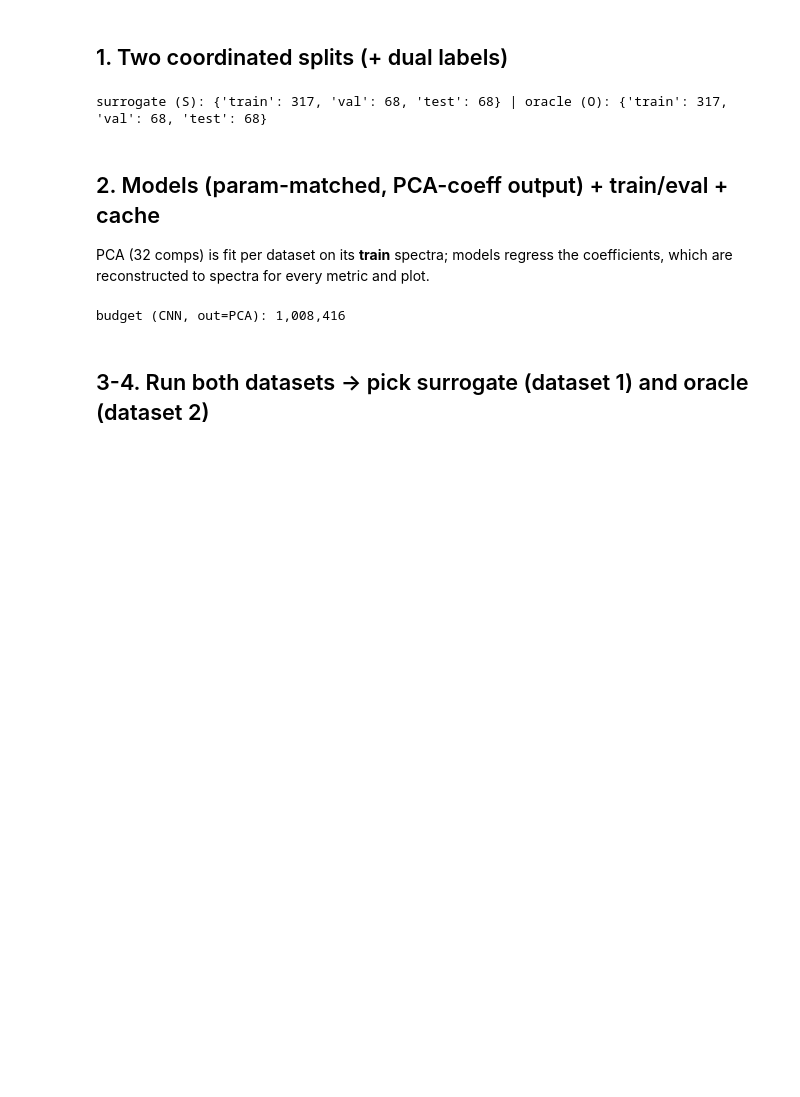
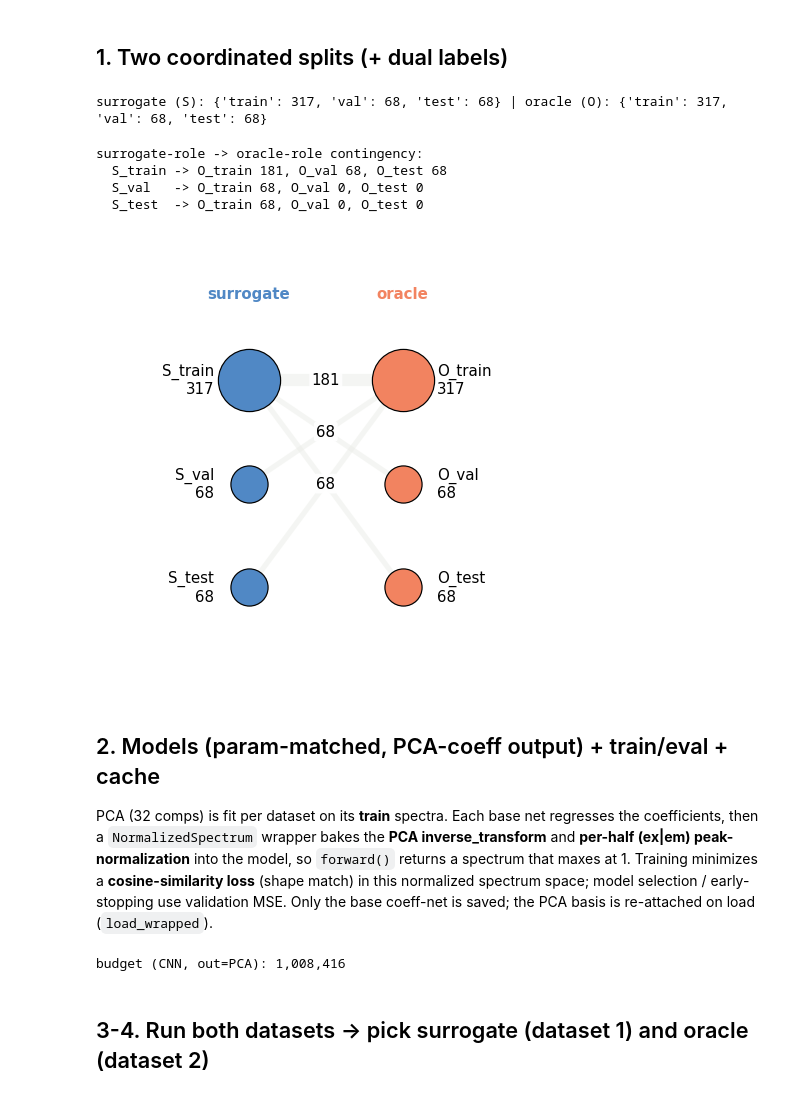
Before and after one commit to Arcadia-Science/FPguide, a Jupyter notebook: design/surrogate_model_design_dual.ipynb, the cells around one changed output. Cells and saved outputs as stored; diff of their text form; code cells hidden in the pictures; blank space fills up the shorter version.

```diff
--- a/design/surrogate_model_design_dual.ipynb
+++ b/design/surrogate_model_design_dual.ipynb
@@ -56,11 +56,48 @@ SIDX={b:np.where(Srole==b)[0] for b in("train","val","test")}
 OIDX={b:np.where(Orole==b)[0] for b in("train","val","test")}
 # %% [output]
 surrogate (S): {'train': 317, 'val': 68, 'test': 68} | oracle (O): {'train': 317, 'val': 68, 'test': 68}
+# %%
+# Bipartite map of the dual split: surrogate roles (left) -> oracle roles (right); edge = # shared sequences
+roles=["train","val","test"]
+M={(s,o):int(((Srole==s)&(Orole==o)).sum()) for s in roles for o in roles}
+Stot={s:int((Srole==s).sum()) for s in roles}; Otot={o:int((Orole==o).sum()) for o in roles}
+print("surrogate-role -> oracle-role contingency:")
+for s in roles: print(f"  S_{s:5s} -> "+", ".join(f"O_{o} {M[(s,o)]}" for o in roles))
+if HAVE_PLT:
+    yp={"train":2,"val":1,"test":0}; LX,RX=0.0,2.0; cmax=max(M.values())
+    fig,ax=plt.subplots(figsize=(6,6))
+    for s in roles:
+        for o in roles:
+            c=M[(s,o)]
+            if c==0: continue
+            ax.plot([LX,RX],[yp[s],yp[o]], lw=1.2+11*c/cmax, color=apc.gray, alpha=0.5, zorder=1, solid_capstyle="round")
+            t=0.5#0.30 if s=="train" else 0.70                       # stagger labels so they don't collide
+            ax.text(LX+t*(RX-LX), yp[s]+t*(yp[o]-yp[s]), str(c), ha="center", va="center", fontsize=15, zorder=3,
+                    bbox=dict(boxstyle="round,pad=0.15", fc="white", ec="none", alpha=0.85))
+    for s in roles:
+        ax.scatter([LX],[yp[s]], s=700+10*Stot[s], color=apc.aegean, ec="k", lw=1.2, zorder=2)
+        ax.text(LX-0.45, yp[s], f"S_{s}\n{Stot[s]}", ha="right", va="center", fontsize=15)
+    for o in roles:
+        ax.scatter([RX],[yp[o]], s=700+10*Otot[o], color=apc.amber, ec="k", lw=1.2, zorder=2)
+        ax.text(RX+0.45, yp[o], f"O_{o}\n{Otot[o]}", ha="left", va="center", fontsize=15)
+    ax.text(LX, 2.78, "surrogate", ha="center", fontsize=15, color=apc.aegean, fontweight="bold")
+    ax.text(RX, 2.78, "oracle",    ha="center", fontsize=15, color=apc.amber,  fontweight="bold")
+    ax.set_xlim(-1.6,3.6); ax.set_ylim(-0.7,3.15); ax.axis("off")
+    plt.tight_layout(); plt.show()
+# %% [output]
+surrogate-role -> oracle-role contingency:
+  S_train -> O_train 181, O_val 68, O_test 68
+  S_val   -> O_train 68, O_val 0, O_test 0
+  S_test  -> O_train 68, O_val 0, O_test 0
+[figure, added]
 # %% [markdown]
 ## 2. Models (param-matched, PCA-coeff output) + train/eval + cache
 
-PCA (32 comps) is fit per dataset on its **train** spectra; models regress the coefficients, which are
-reconstructed to spectra for every metric and plot.
+PCA (32 comps) is fit per dataset on its **train** spectra. Each base net regresses the coefficients, then a
+`NormalizedSpectrum` wrapper bakes the **PCA inverse_transform** and **per-half (ex|em) peak-normalization**
+into the model, so `forward()` returns a spectrum that maxes at 1. Training minimizes a **cosine-similarity
+loss** (shape match) in this normalized spectrum space; model selection / early-stopping use validation MSE.
+Only the base coeff-net is saved; the PCA basis is re-attached on load (`load_wrapped`).
 # %%
 PCA_N=32; DROP=0.2; LR=1e-3; WD=1e-4; EP_MLP=300; EP_CNN=150; FORCE=False
 cnn_ref=fpm.SpectrumNet("max",True,conv_ch=128,k=5,hidden=256,nl=2,out=PCA_N)
```
Also changed, not shown: parts of 6 cells of this notebook, 27 other files.
